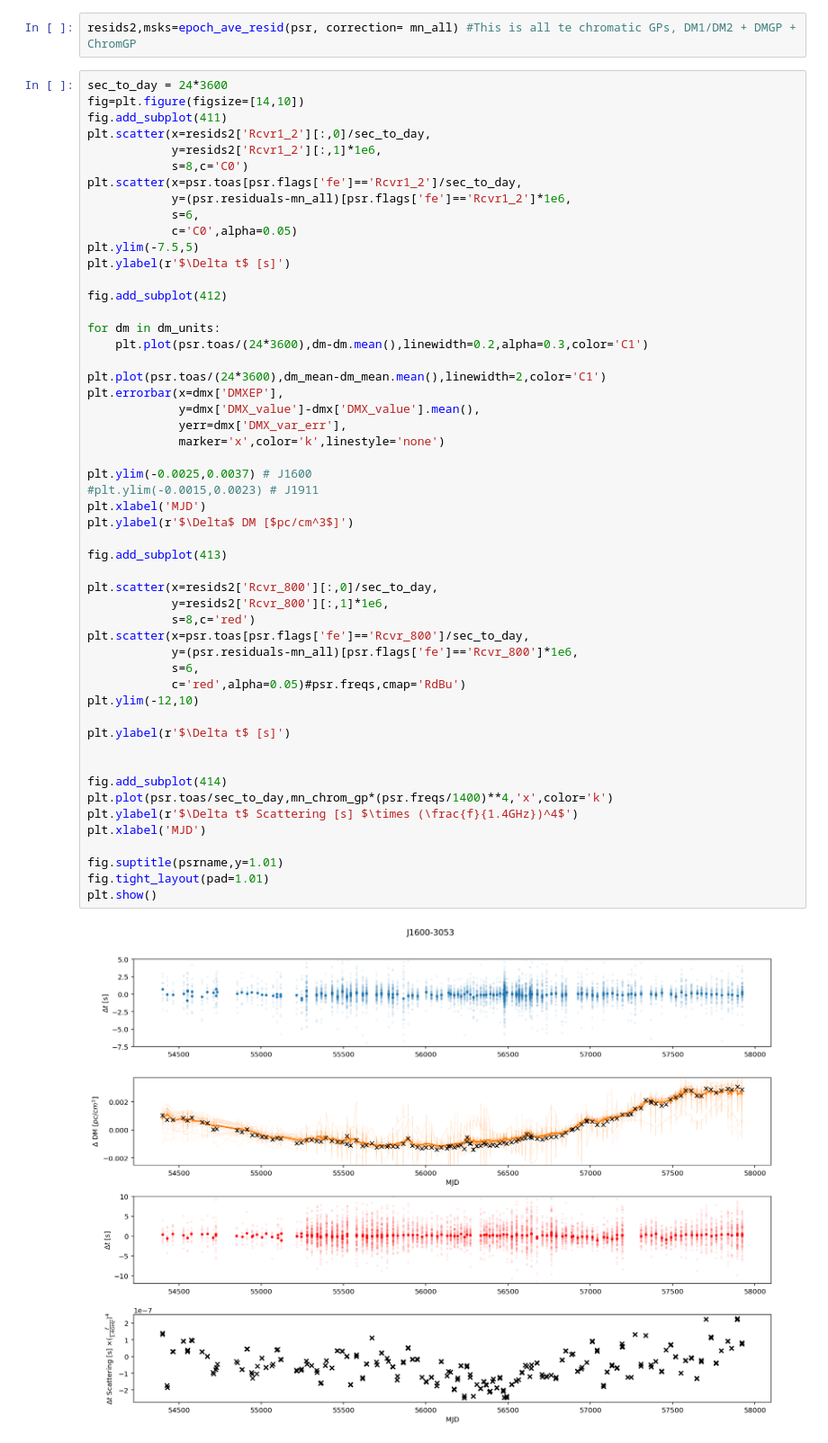
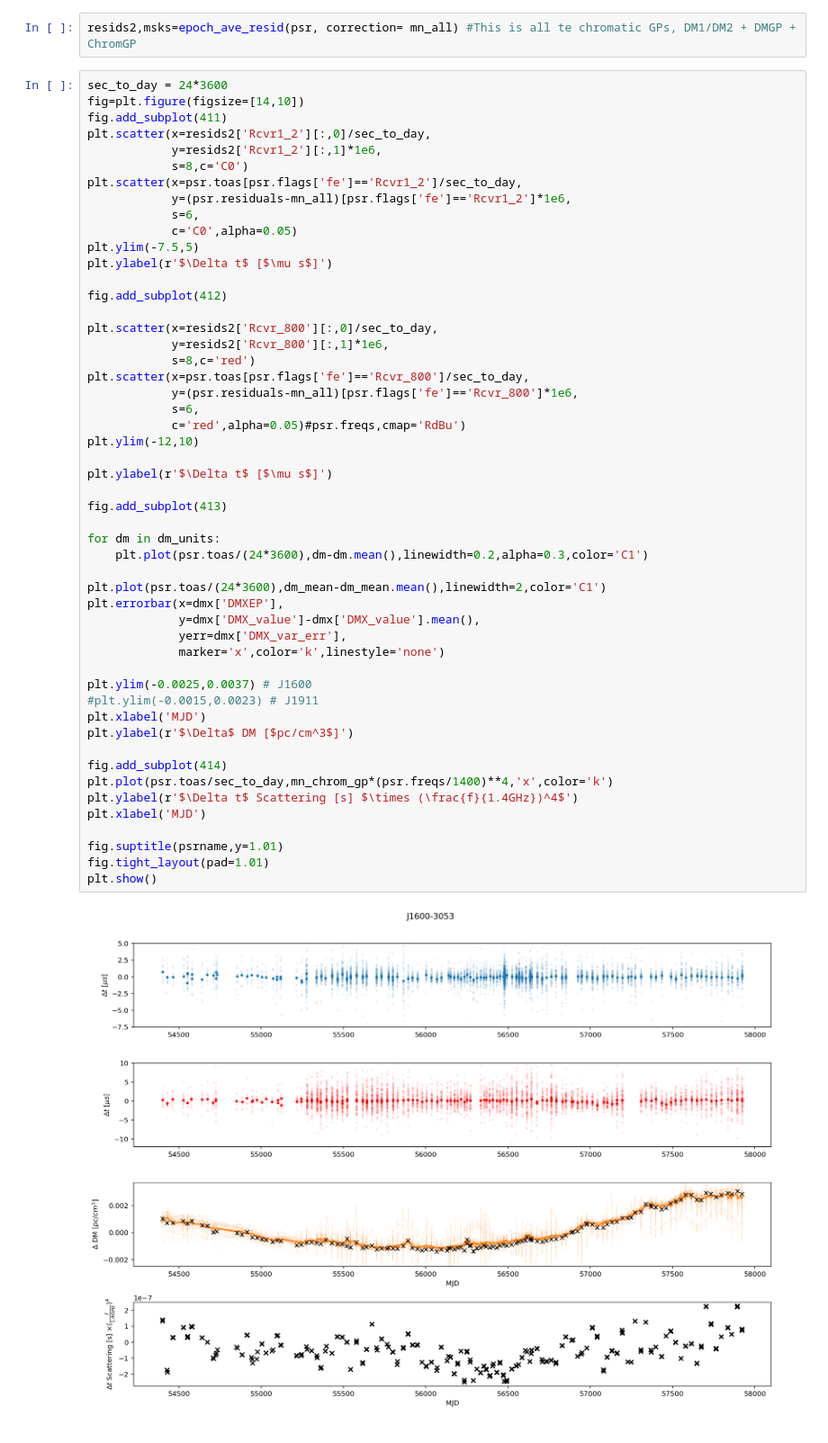
Before and after one commit to Hazboun6/noise_model_selection, a Jupyter notebook: gp_visualization.ipynb, the cells around one changed output. Shown at 90% size. Drawn from its saved outputs; the diff is of its cells as text.

Commit message:
fix units in plots

```diff
--- a/gp_visualization.ipynb
+++ b/gp_visualization.ipynb
@@ -467,46 +468,45 @@ plt.scatter(x=psr.toas[psr.flags['fe']=='Rcvr1_2']/sec_to_day,
             y=(psr.residuals-mn_all)[psr.flags['fe']=='Rcvr1_2']*1e6,
             s=6,
             c='C0',alpha=0.05)
 plt.ylim(-7.5,5)
-plt.ylabel(r'$\Delta t$ [s]')
+plt.ylabel(r'$\Delta t$ [$\mu s$]')
 
 fig.add_subplot(412)
+
+plt.scatter(x=resids2['Rcvr_800'][:,0]/sec_to_day,
+            y=resids2['Rcvr_800'][:,1]*1e6,
+            s=8,c='red')
+plt.scatter(x=psr.toas[psr.flags['fe']=='Rcvr_800']/sec_to_day,
+            y=(psr.residuals-mn_all)[psr.flags['fe']=='Rcvr_800']*1e6,
+            s=6,
+            c='red',alpha=0.05)#psr.freqs,cmap='RdBu')
+plt.ylim(-12,10)
+
+plt.ylabel(r'$\Delta t$ [$\mu s$]')
+
+fig.add_subplot(413)
 
 for dm in dm_units:
     plt.plot(psr.toas/(24*3600),dm-dm.mean(),linewidth=0.2,alpha=0.3,color='C1')
 
 plt.plot(psr.toas/(24*3600),dm_mean-dm_mean.mean(),linewidth=2,color='C1')
 plt.errorbar(x=dmx['DMXEP'],
              y=dmx['DMX_value']-dmx['DMX_value'].mean(),
              yerr=dmx['DMX_var_err'],
              marker='x',color='k',linestyle='none')
 
 plt.ylim(-0.0025,0.0037) # J1600
 #plt.ylim(-0.0015,0.0023) # J1911
 plt.xlabel('MJD')
 plt.ylabel(r'$\Delta$ DM [$pc/cm^3$]')
 
-fig.add_subplot(413)
-
-plt.scatter(x=resids2['Rcvr_800'][:,0]/sec_to_day,
-            y=resids2['Rcvr_800'][:,1]*1e6,
-            s=8,c='red')
-plt.scatter(x=psr.toas[psr.flags['fe']=='Rcvr_800']/sec_to_day,
-            y=(psr.residuals-mn_all)[psr.flags['fe']=='Rcvr_800']*1e6,
-            s=6,
-            c='red',alpha=0.05)#psr.freqs,cmap='RdBu')
-plt.ylim(-12,10)
-
-plt.ylabel(r'$\Delta t$ [s]')
-
-
 fig.add_subplot(414)
 plt.plot(psr.toas/sec_to_day,mn_chrom_gp*(psr.freqs/1400)**4,'x',color='k')
 plt.ylabel(r'$\Delta t$ Scattering [s] $\times (\frac{f}{1.4GHz})^4$')
 plt.xlabel('MJD')
 
 fig.suptitle(psrname,y=1.01)
 fig.tight_layout(pad=1.01)
 plt.show()
 # %% [output]
-[figure, old version]
+[figure, new version]
```
Also changed, not shown: parts of 4 cells of this notebook.
